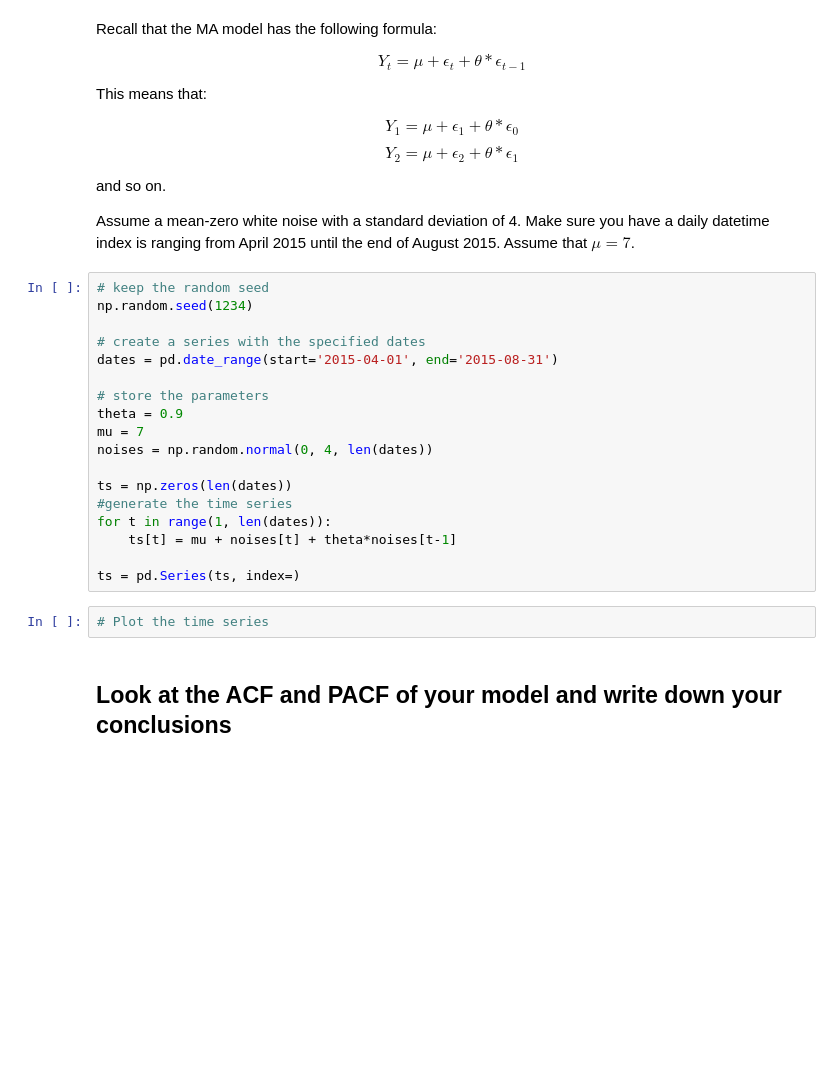
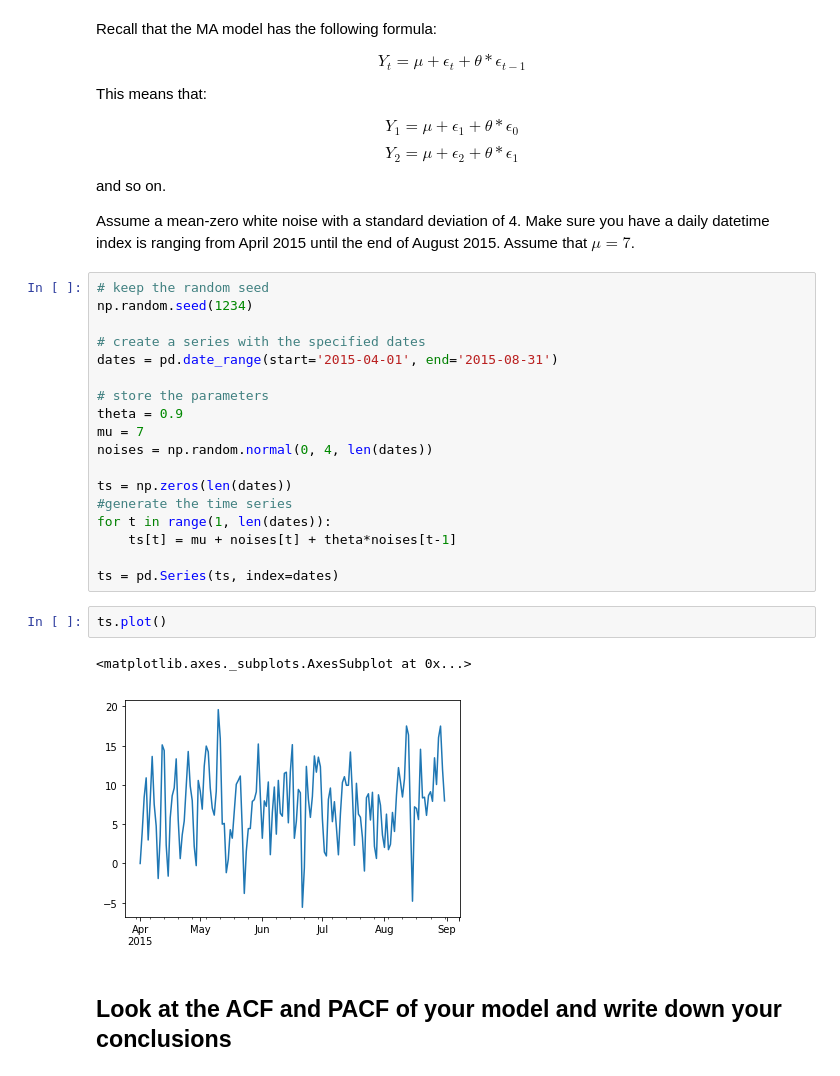
Before and after one commit to npschafer/dsc-arma-models-lab-houston-ds-042219, a Jupyter notebook: index.ipynb, the cells around one changed output. Drawn from its saved outputs; the diff is of its cells as text; blank space fills up the shorter version.

```diff
--- a/index.ipynb
+++ b/index.ipynb
@@ -146,9 +146,12 @@ ts = np.zeros(len(dates))
 for t in range(1, len(dates)):
     ts[t] = mu + noises[t] + theta*noises[t-1]
 
-ts = pd.Series(ts, index=)
+ts = pd.Series(ts, index=dates)
-# %%
-# Plot the time series
+# %%
+ts.plot()
+# %% [output]
+<matplotlib.axes._subplots.AxesSubplot at 0x...>
+[figure, added]
 # %% [markdown]
 ## Look at the ACF and PACF of your model and write down your conclusions
 # %%
```
